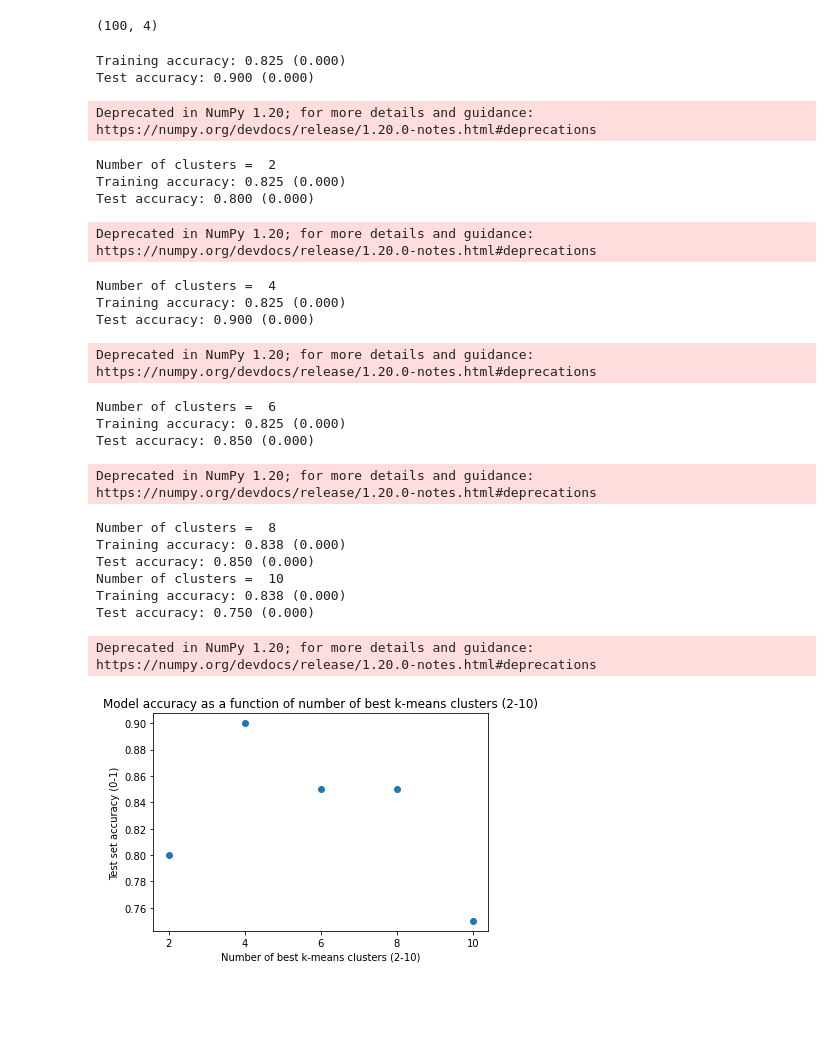
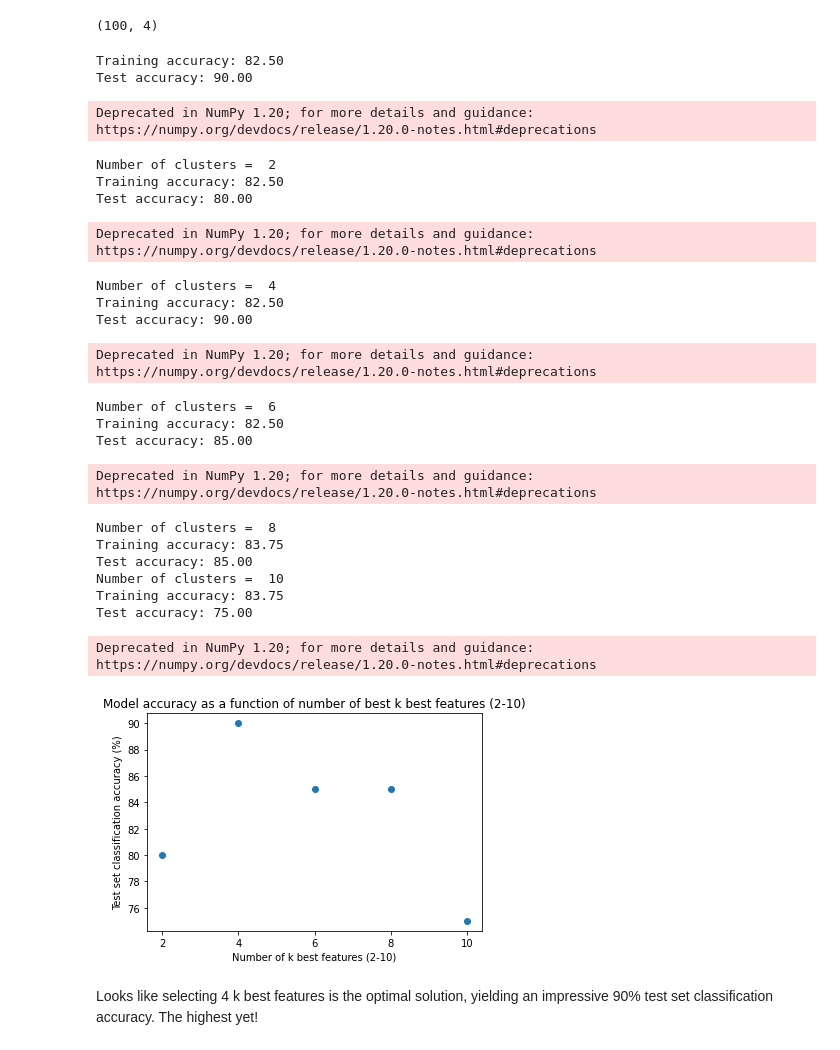
Before and after one commit to OscarBedford/MLCourse_Weekly_Exercises, a Jupyter notebook: Exercise3_4_ML.ipynb, the cells around one changed output. Cells and saved outputs as stored; diff of their text form; code cells hidden in the pictures; blank space fills up the shorter version.

```diff
--- a/Exercise3_4_ML.ipynb
+++ b/Exercise3_4_ML.ipynb
@@ -116,13 +116,15 @@ test_acc = []
 
 LR_kBestmeans = LogisticRegression(max_iter=1e4).fit(X_train_kBest, y_train) # We fit the LR model
 score = LR_kBestmeans.score(X_train_kBest, y_train) # We will also export the score (...)
+score = np.multiply(score, 100)
 training_acc.append(score)
-print('Training accuracy: %.3f (%.3f)' % ((score), std(score))) # (...) and we will print it
+print('Training accuracy: %.2f' % ((score))) # (...) and we will print it
 
 yhat = LR_kBestmeans.predict(X_test_kBest) # We define the model and store its prediction as "yhat"
 scores = LR_kBestmeans.score(X_test_kBest, y_test) # We store the scores
+scores = np.multiply(scores, 100)
 test_acc.append(scores)
-print('Test accuracy: %.3f (%.3f)' % ((scores), std(scores))) # We print the scores
+print('Test accuracy: %.2f' % ((scores))) # We print the scores
 # %% [output]
-Training accuracy: 0.825 (0.000)
-Test accuracy: 0.900 (0.000)
+Training accuracy: 82.50
+Test accuracy: 90.00
@@ -156,42 +156,46 @@ for i in kfolds:
 
     LR_kBestmeans = LogisticRegression(max_iter=1e4).fit(X_train_kBest, y_train) # We fit the LR model
     score = LR_kBestmeans.score(X_train_kBest, y_train) # We will also export the score (...)
+    score = np.multiply(score, 100)
     training_acc.append(score)
-    print('Training accuracy: %.3f (%.3f)' % ((score), std(score))) # (...) and we will print it
+    print('Training accuracy: %.2f' % ((score))) # (...) and we will print it
 
     yhat = LR_kBestmeans.predict(X_test_kBest) # We define the model and store its prediction as "yhat"
     scores = LR_kBestmeans.score(X_test_kBest, y_test) # We store the scores
+    scores = np.multiply(scores, 100)
     test_acc.append(scores)
-    print('Test accuracy: %.3f (%.3f)' % ((scores), std(scores))) # We print the scores
+    print('Test accuracy: %.2f' % ((scores))) # We print the scores
 # %% [output]
 Deprecated in NumPy 1.20; for more details and guidance: https://numpy.org/devdocs/release/1.20.0-notes.html#deprecations
 Number of clusters =  2
-Training accuracy: 0.825 (0.000)
-Test accuracy: 0.800 (0.000)
+Training accuracy: 82.50
+Test accuracy: 80.00
 Deprecated in NumPy 1.20; for more details and guidance: https://numpy.org/devdocs/release/1.20.0-notes.html#deprecations
 Number of clusters =  4
-Training accuracy: 0.825 (0.000)
-Test accuracy: 0.900 (0.000)
+Training accuracy: 82.50
+Test accuracy: 90.00
 Deprecated in NumPy 1.20; for more details and guidance: https://numpy.org/devdocs/release/1.20.0-notes.html#deprecations
 Number of clusters =  6
-Training accuracy: 0.825 (0.000)
-Test accuracy: 0.850 (0.000)
+Training accuracy: 82.50
+Test accuracy: 85.00
 Deprecated in NumPy 1.20; for more details and guidance: https://numpy.org/devdocs/release/1.20.0-notes.html#deprecations
 Number of clusters =  8
-Training accuracy: 0.838 (0.000)
-Test accuracy: 0.850 (0.000)
+Training accuracy: 83.75
+Test accuracy: 85.00
 Number of clusters =  10
-Training accuracy: 0.838 (0.000)
-Test accuracy: 0.750 (0.000)
+Training accuracy: 83.75
+Test accuracy: 75.00
 Deprecated in NumPy 1.20; for more details and guidance: https://numpy.org/devdocs/release/1.20.0-notes.html#deprecations
 # %%
 plt.scatter(kfolds,test_acc)
 plt.gca().set(
-    title="Model accuracy as a function of number of best k-means clusters (2-10)",
-    xlabel="Number of best k-means clusters (2-10)",
-    ylabel="Test set accuracy (0-1)",
+    title="Model accuracy as a function of number of best k best features (2-10)",
+    xlabel="Number of k best features (2-10)",
+    ylabel="Test set classification accuracy (%)",
     xticks = (kfolds)
 )
 plt.show()
 # %% [output]
-[figure, old version]
+[figure, new version]
+# %% [markdown]
+Looks like selecting 4 k best features is the optimal solution, yielding an impressive 90% test set classification accuracy. The highest yet!
```
Also changed, not shown: parts of 3 cells of this notebook.
